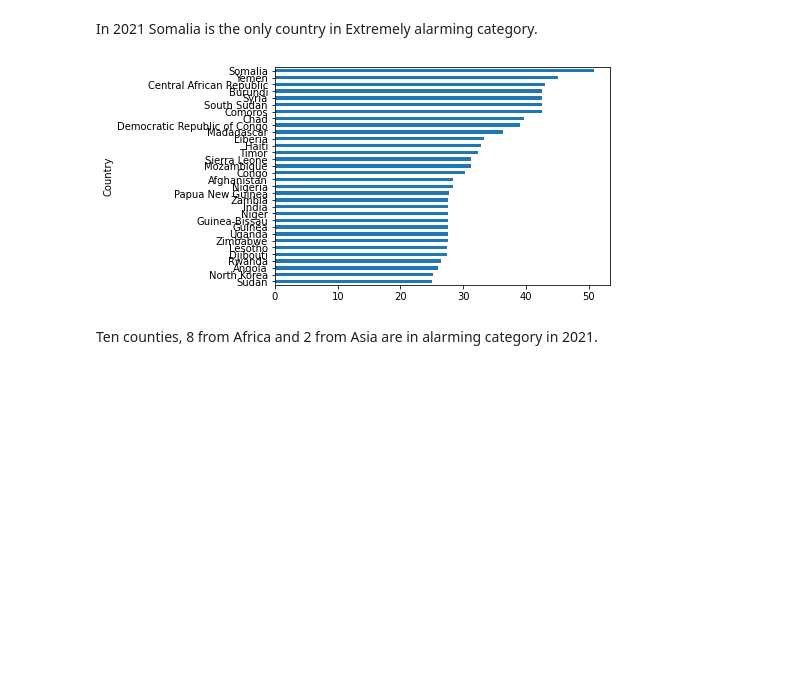
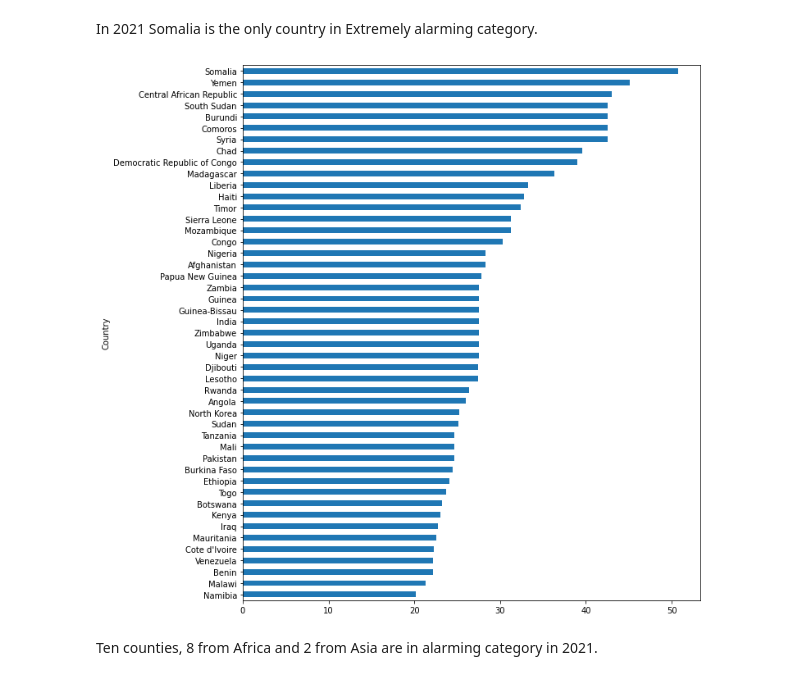
Before and after one commit to Regis7/Project_hunger, a Jupyter notebook: project-hunger.ipynb, the cells around one changed output. Drawn from its saved outputs; the diff is of its cells as text; code cells hidden in the pictures; blank space fills up the shorter version.

```diff
--- a/project-hunger.ipynb
+++ b/project-hunger.ipynb
@@ -330,9 +330,9 @@ df_GHI[df_GHI[2021]>=50].sort_values(by=2021,ascending=True).plot.barh(y=2021,x=
 # %% [markdown]
 In 2021 Somalia is the only country in Extremely alarming category.
 # %%
-df_GHI[df_GHI[2021]>=25].sort_values(by=2021,ascending=True).plot.barh(y=2021,x='Country',legend=False);
+df_GHI[df_GHI[2021]>=20].sort_values(by=2021,ascending=True).plot.barh(y=2021,x='Country',legend=False,figsize=(10, 12) );
 # %% [output]
-[figure, old version]
+[figure, new version]
 # %% [markdown]
 Ten counties, 8 from Africa and 2 from Asia are in alarming category in 2021.
 # %% [markdown]
```
Also changed, not shown: parts of 50 cells of this notebook.
